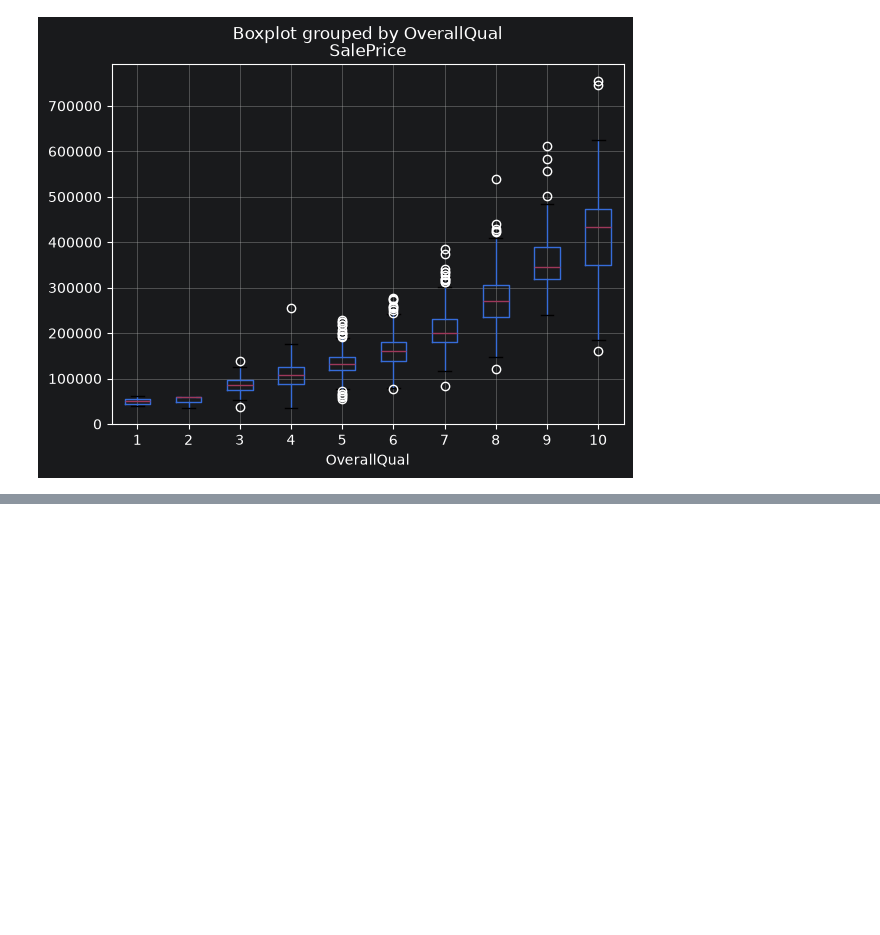
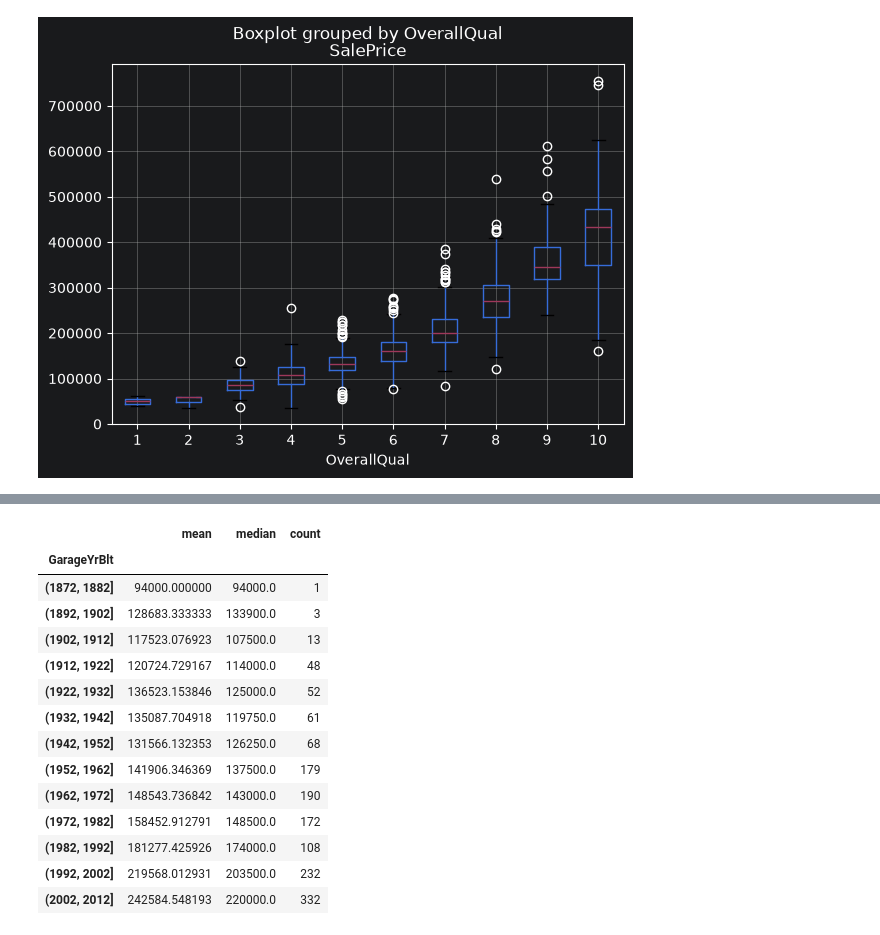
Before and after one commit to xJacoob/MachineLearning, a Jupyter notebook: HousePrices/house_eda.ipynb, the cells around one changed output, grey strips where cells are left out. Cells and saved outputs as stored; diff of their text form; code cells hidden in the pictures; blank space fills up the shorter version.

```diff
--- a/HousePrices/house_eda.ipynb
+++ b/HousePrices/house_eda.ipynb
@@ -197,0 +296,4 @@ data.boxplot(column='SalePrice', by='OverallQual')
+# %%
+bins = range(data['YearRemodAdd'].min(), data['YearRemodAdd'].max() + 10, 10)
+data['YearRemodAdd'] = pd.cut(data['YearRemodAdd'], bins=bins)
+data.groupby('YearRemodAdd')['SalePrice'].agg(['mean', 'median', 'count'])
@@ -198,2 +309,22 @@ data.boxplot(column='SalePrice', by='OverallQual')
+# %%
+bins = range(int(data['GarageYrBlt'].min()), int(data['GarageYrBlt'].max()) + 10, 10)
+data['GarageYrBlt'] = pd.cut(data['GarageYrBlt'], bins=bins)
+data.groupby('GarageYrBlt')['SalePrice'].agg(['mean', 'median', 'count'])
+# %% [output]
+|  | mean | median | count |
+| GarageYrBlt |  |  |  |
+| (1872, 1882] | 94000.000000 | 94000.0 | 1 |
+| (1892, 1902] | 128683.333333 | 133900.0 | 3 |
+| (1902, 1912] | 117523.076923 | 107500.0 | 13 |
+| (1912, 1922] | 120724.729167 | 114000.0 | 48 |
+| (1922, 1932] | 136523.153846 | 125000.0 | 52 |
+| (1932, 1942] | 135087.704918 | 119750.0 | 61 |
+| (1942, 1952] | 131566.132353 | 126250.0 | 68 |
+| (1952, 1962] | 141906.346369 | 137500.0 | 179 |
+| (1962, 1972] | 148543.736842 | 143000.0 | 190 |
+| (1972, 1982] | 158452.912791 | 148500.0 | 172 |
+| (1982, 1992] | 181277.425926 | 174000.0 | 108 |
+| (1992, 2002] | 219568.012931 | 203500.0 | 232 |
+| (2002, 2012] | 242584.548193 | 220000.0 | 332 |
 # %% [markdown]
 ## Hypothesis
```
Also changed, not shown: parts of 9 cells of this notebook, 2 other files.
